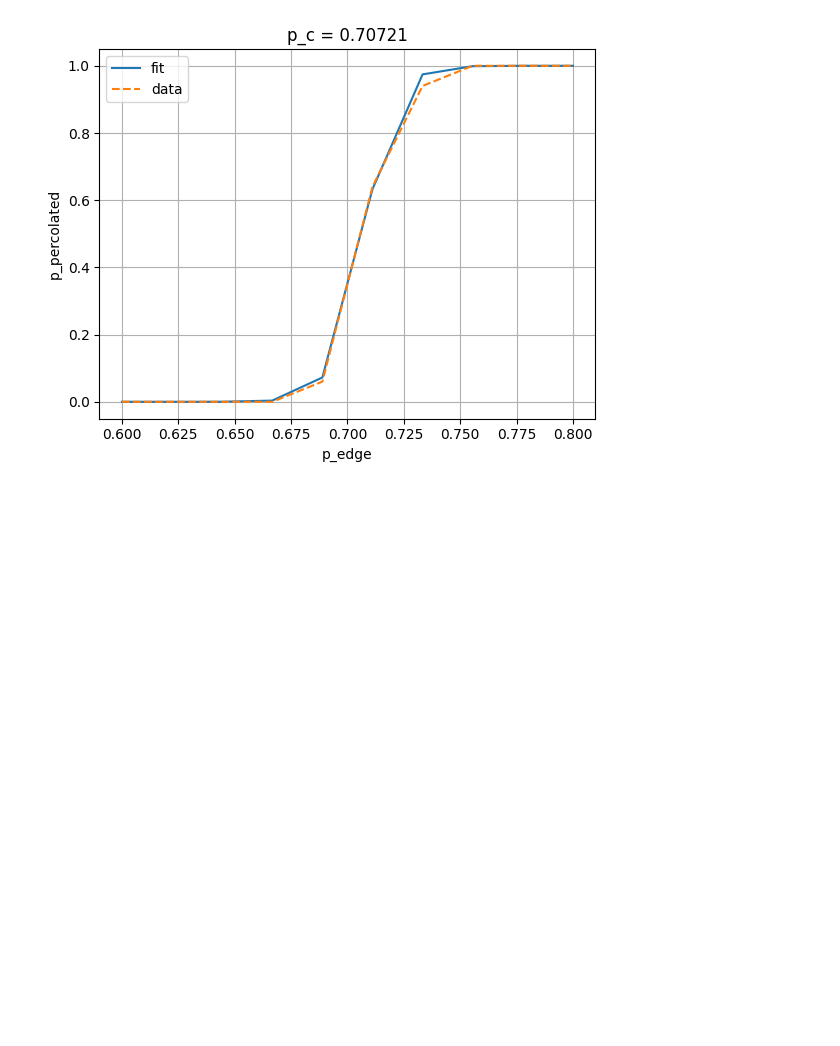
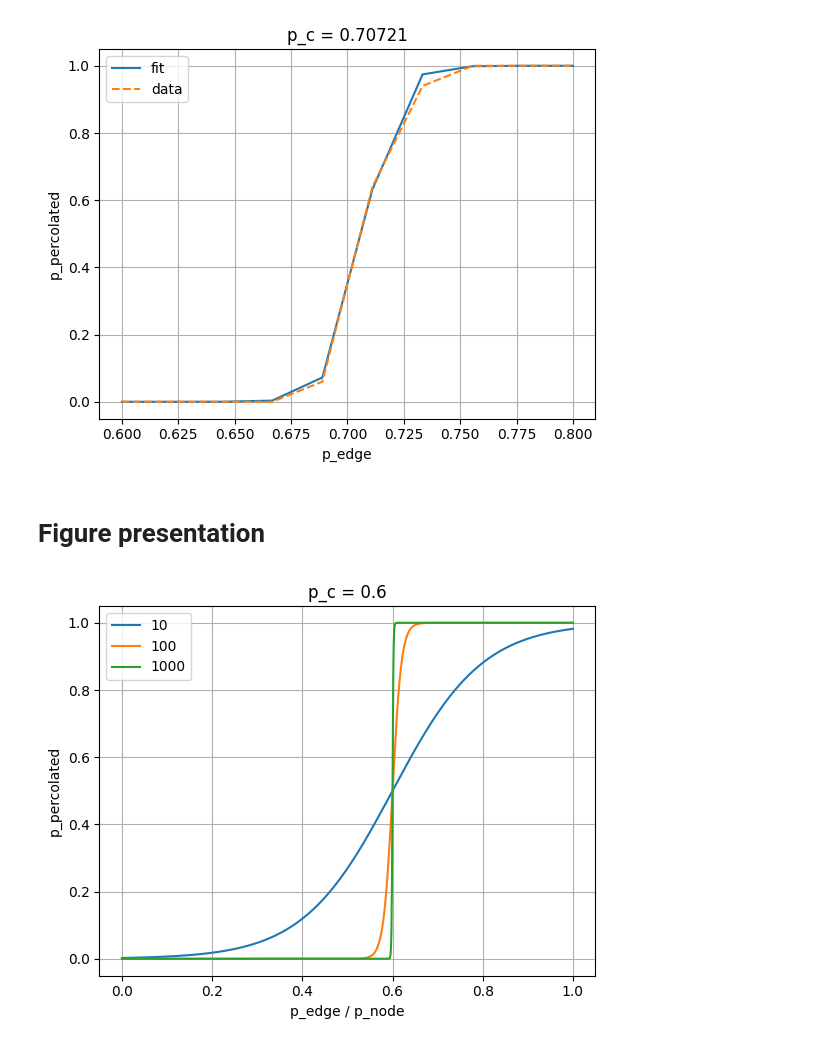
Before and after one commit to MaxNaeg/percolation_playground, a Jupyter notebook: percolation_playground.ipynb, the cells around one changed output. Drawn from its saved outputs; the diff is of its cells as text; code cells hidden in the pictures; blank space fills up the shorter version.

Commit message:
commented code, added presentation

```diff
--- a/percolation_playground.ipynb
+++ b/percolation_playground.ipynb
@@ -22,10 +22,11 @@ def is_reachable(graph, visited=None, current_row=None, current_col=None):
     current_col: current column index.
     returns: boolean 2d array of visited nodes"""
     L = len(graph)
+    L2 = len(graph[0])
     if not visited:
         assert not current_row, "if visited is None, current_row should be None"
         assert not current_col, "if visited is None, current_col should be None"
-        visited = [[False for _ in range(L)] for _ in range(L)]
+        visited = [[False for _ in range(L2)] for _ in range(L)]
         for start_idx in range(L):
             visited[0][start_idx] = True
             visited = is_reachable(graph, visited, 0, start_idx)
@@ -206,7 +209,7 @@ class TriangularGraphNode():
         self.create_graph()
     def create_graph(self):
         self.graph = [[set() for _ in range(self.L)] for _ in range(self.L)]
-        self.exist = np.random.choice(a=[True, False], size=(self.L, self.L), p=[self.p_node, 1-self.p_node])
+        self.exist = np.random.choices(sequence=[True, False], size=(self.L, self.L), weights=[self.p_node, 1-self.p_node])
         directions = [[(0,1), (1,0), (-1, 1)], [(0,1), (1,0), (1, 1)]]
         for row_idx, row in enumerate(self.graph):
             for col_idx, node in enumerate(row):
@@ -348,3 +351,25 @@ plt.legend()
 plt.grid()
 # %% [output]
 [figure]
+# %% [markdown]
+# Figure presentation
+# %%
+def func_to_fit(p, p0, p1):
+    return 1./(1. + np.exp(-p0*(p - p1)))
+
+perc_thresholds = [0.6] * 4
+width = [10, 100, 1000]
+labels= [10, 100, 1000]
+x_axis = np.linspace(0, 1, int(1e3))
+
+plt.figure()
+for width, label, perc_threshold in zip(width, labels, perc_thresholds):
+    plt.plot(x_axis, func_to_fit(x_axis, p0=width, p1=perc_threshold), label=label)
+plt.xlabel("p_edge / p_node")
+plt.ylabel("p_percolated")
+plt.title(f"p_c = {perc_thresholds[0]}")
+plt.grid()
+plt.legend()
+plt.savefig("percolation_examples.pdf")
+# %% [output]
+[figure, added]
```
Also changed, not shown: parts of 3 cells of this notebook, 1 other file.
